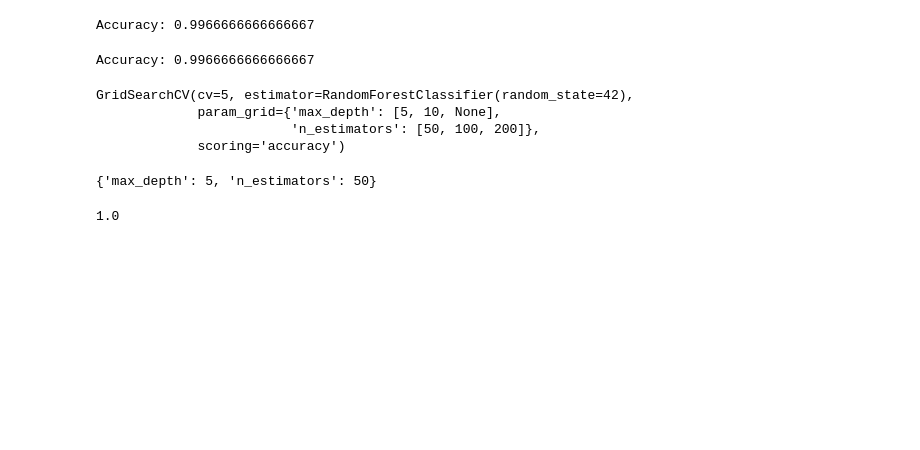
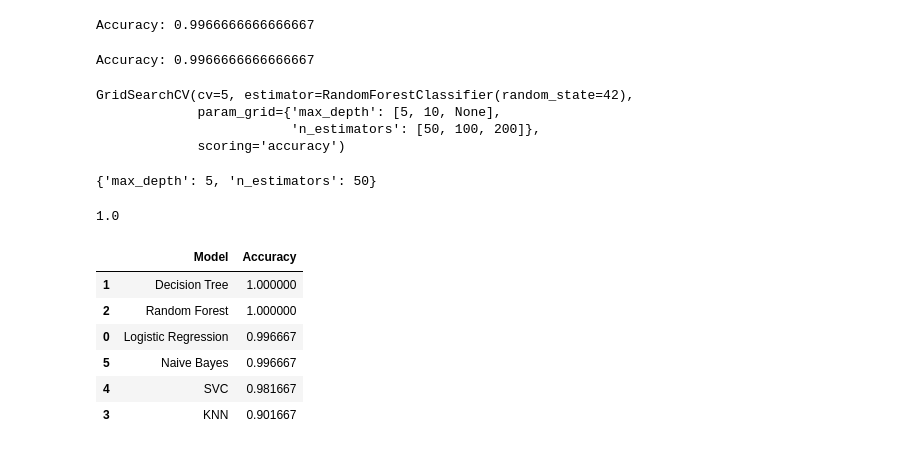
Before and after one commit to kingping77777/cyber-threat-log-analyzer, a Jupyter notebook: notebooks/ClassificationMachineLearning.ipynb, the cells around one changed output. Drawn from its saved outputs; the diff is of its cells as text; code cells hidden in the pictures; blank space fills up the shorter version.

```diff
--- a/notebooks/ClassificationMachineLearning.ipynb
+++ b/notebooks/ClassificationMachineLearning.ipynb
@@ -536,3 +536,41 @@ print(grid.best_score_)
 best_model = grid.best_estimator_
 
 y_pred = best_model.predict(X_test)
+# %%
+#feature11.14 modal comparison & final Conclusion
+from sklearn.model_selection import GridSearchCV
+
+param_grid = {
+    "n_estimators":[50,100,200],
+    "max_depth":[5,10,None]
+}
+
+grid = GridSearchCV(
+    RandomForestClassifier(random_state=42),
+    param_grid,
+    cv=5,
+    scoring="accuracy"
+)
+
+grid.fit(X_train,y_train)
+}
+
+comparison = pd.DataFrame(
+models.items(),
+columns=["Model","Accuracy"]
+)
+
+comparison = comparison.sort_values(
+by="Accuracy",
+ascending=False
+)
+
+comparison
+# %% [output]
+|  | Model | Accuracy |
+| 1 | Decision Tree | 1.000000 |
+| 2 | Random Forest | 1.000000 |
+| 0 | Logistic Regression | 0.996667 |
+| 5 | Naive Bayes | 0.996667 |
+| 4 | SVC | 0.981667 |
+| 3 | KNN | 0.901667 |
```
Also changed, not shown: parts of 1 cell of this notebook, 1 other file.
